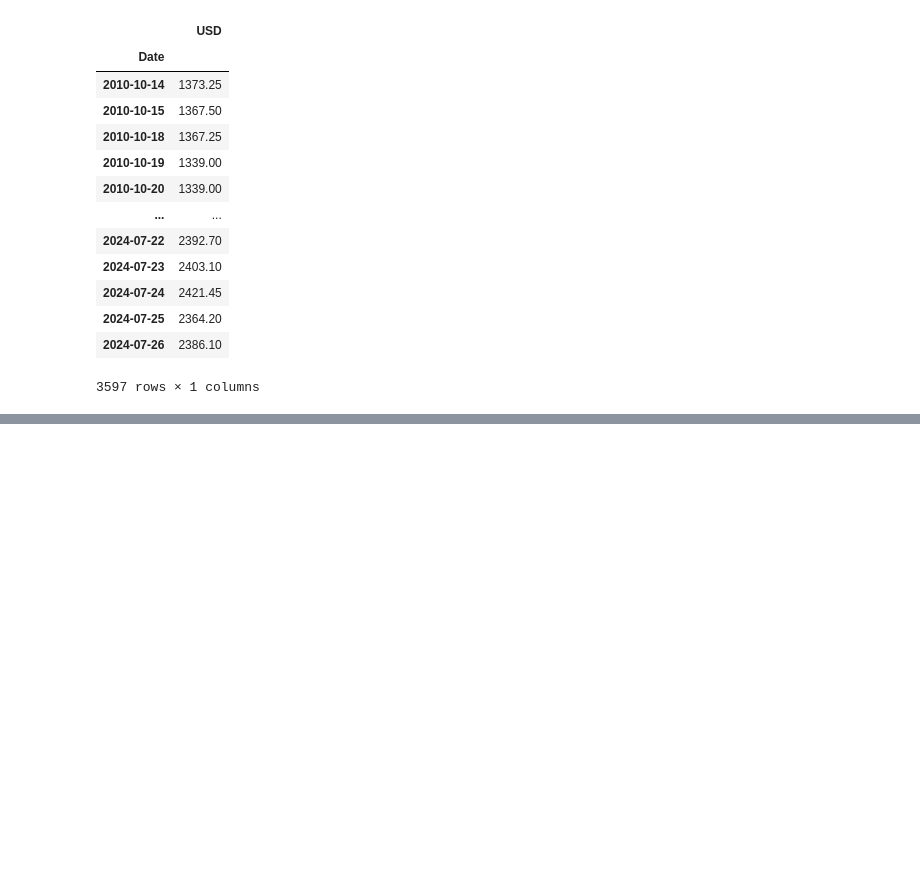
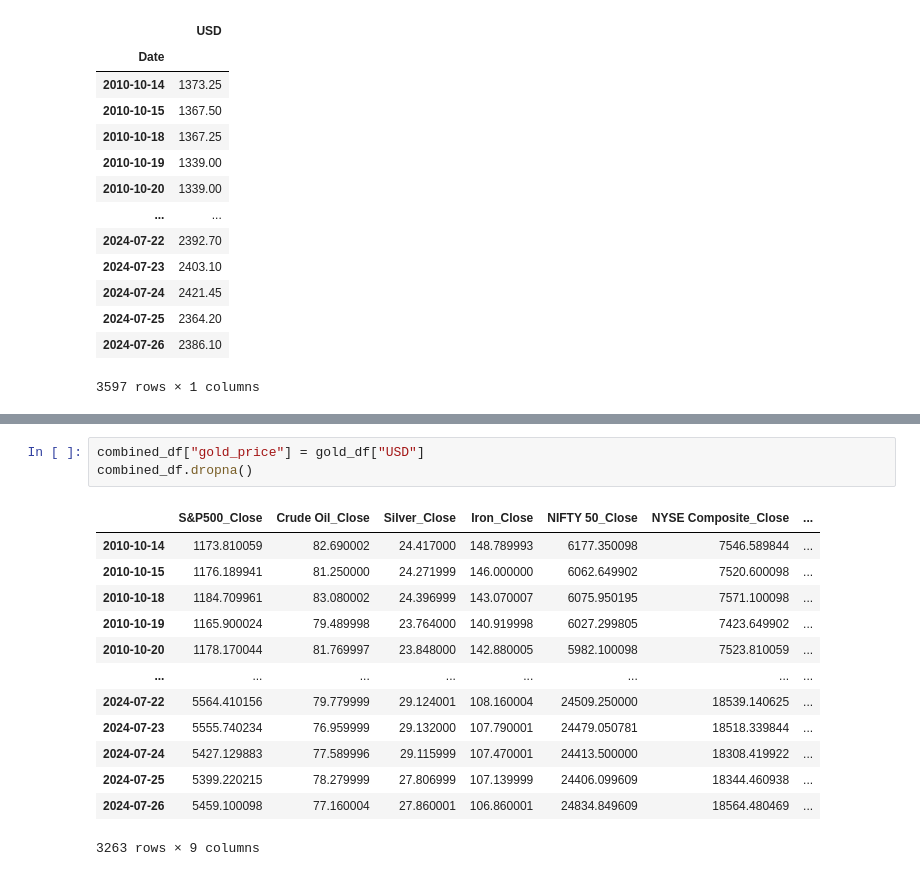
Before and after one commit to ThatMajd/fintech_part2, a Jupyter notebook: data_extract.ipynb, the cells around one changed output, grey strips where cells are left out. Drawn from its saved outputs; the diff is of its cells as text; blank space fills up the shorter version.

```diff
--- a/data_extract.ipynb
+++ b/data_extract.ipynb
@@ -104,0 +136,17 @@ gold_df
+# %%
+combined_df["gold_price"] = gold_df["USD"]
+combined_df.dropna()
+# %% [output]
+|  | S&P500_Close | Crude Oil_Close | Silver_Close | Iron_Close | NIFTY 50_Close | NYSE Composite_Close | ... |
+| 2010-10-14 | 1173.810059 | 82.690002 | 24.417000 | 148.789993 | 6177.350098 | 7546.589844 | ... |
+| 2010-10-15 | 1176.189941 | 81.250000 | 24.271999 | 146.000000 | 6062.649902 | 7520.600098 | ... |
+| 2010-10-18 | 1184.709961 | 83.080002 | 24.396999 | 143.070007 | 6075.950195 | 7571.100098 | ... |
+| 2010-10-19 | 1165.900024 | 79.489998 | 23.764000 | 140.919998 | 6027.299805 | 7423.649902 | ... |
+| 2010-10-20 | 1178.170044 | 81.769997 | 23.848000 | 142.880005 | 5982.100098 | 7523.810059 | ... |
+| ... | ... | ... | ... | ... | ... | ... | ... |
+| 2024-07-22 | 5564.410156 | 79.779999 | 29.124001 | 108.160004 | 24509.250000 | 18539.140625 | ... |
+| 2024-07-23 | 5555.740234 | 76.959999 | 29.132000 | 107.790001 | 24479.050781 | 18518.339844 | ... |
+| 2024-07-24 | 5427.129883 | 77.589996 | 29.115999 | 107.470001 | 24413.500000 | 18308.419922 | ... |
+| 2024-07-25 | 5399.220215 | 78.279999 | 27.806999 | 107.139999 | 24406.099609 | 18344.460938 | ... |
+| 2024-07-26 | 5459.100098 | 77.160004 | 27.860001 | 106.860001 | 24834.849609 | 18564.480469 | ... |
+3263 rows × 9 columns
```
Also changed, not shown: parts of 7 cells of this notebook.
